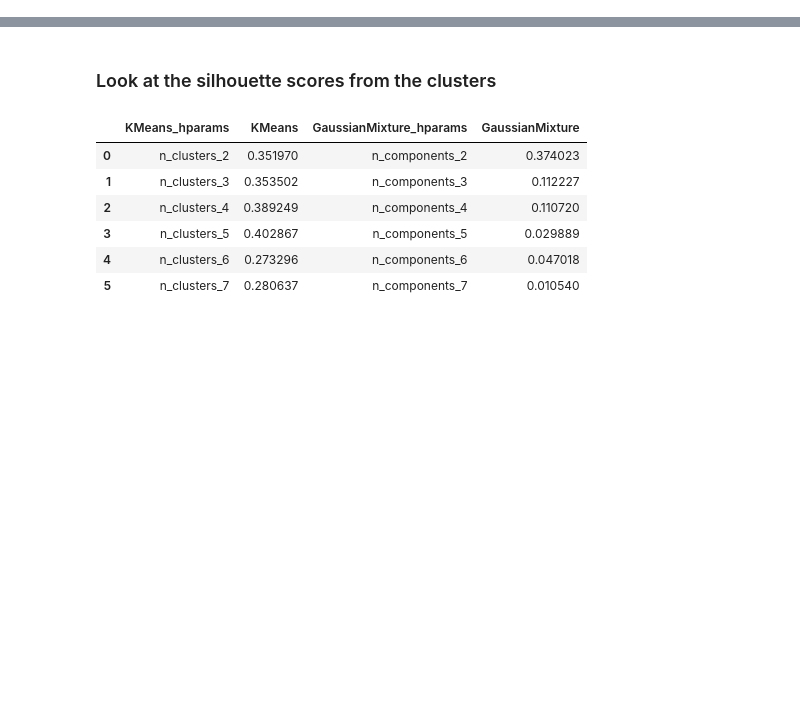
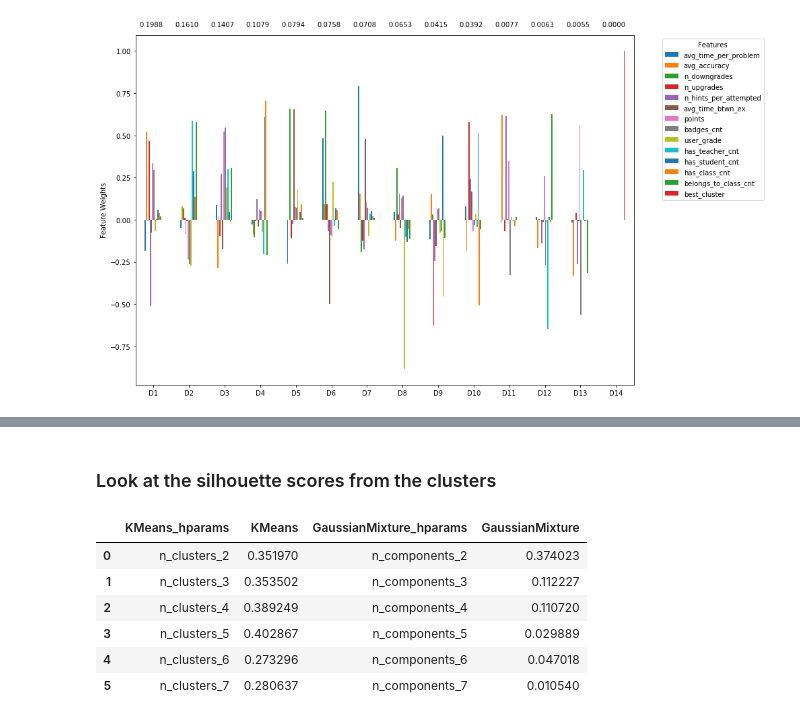
Before and after one commit to timmmlim/bt4103-junyi, a Jupyter notebook: ky_clustering.ipynb, the cells around one changed output, grey strips where cells are left out. Cells and saved outputs as stored; diff of their text form; code cells hidden in the pictures; blank space fills up the shorter version.

```diff
--- a/ky_clustering.ipynb
+++ b/ky_clustering.ipynb
@@ -47,0 +161,8 @@ Finished 'run_clustering_pipeline' in 1230.74 secs
+# %%
+from sklearn.decomposition import PCA
+from clustering_utils.clustering_preprocessor import bt4103Preprocessor
+
+# PCA(random_state = 2).fit(user_log[user_log['best_cluster']==1].iloc[:,1:]).explained_variance_ratio_
+bt4103Preprocessor(user_log[user_log['best_cluster']==1].iloc[:,1:]).plot_pca_result(n_components=None, seed=3124)
+# %% [output]
+[figure, added]
```
Also changed, not shown: parts of 35 cells of this notebook.
